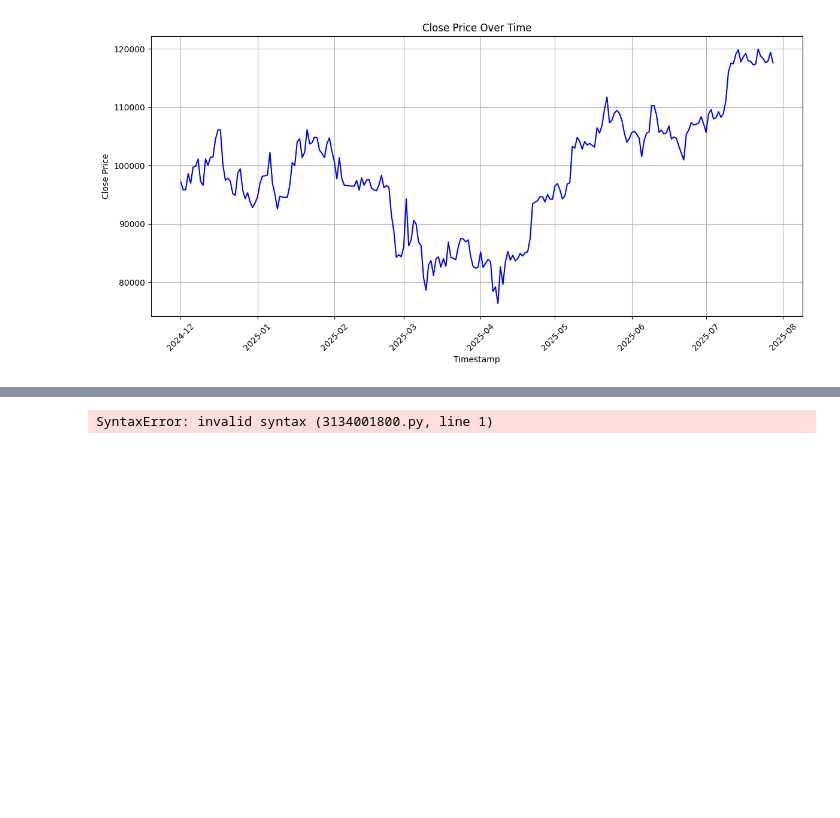
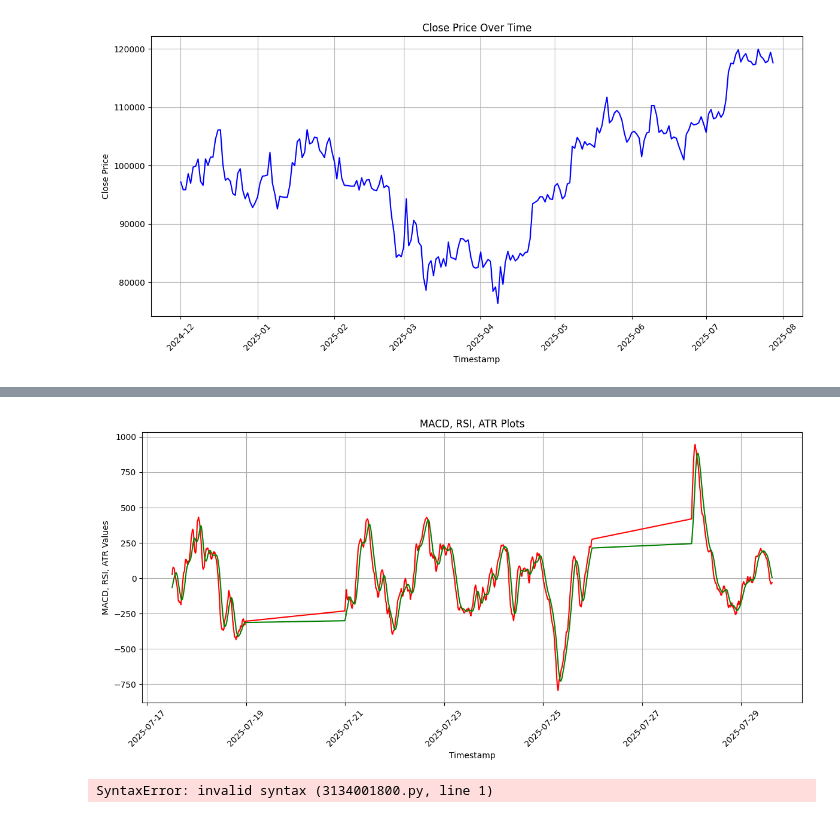
Before and after one commit to makavelli3145/TestingExercises, a Jupyter notebook: testing_utils.ipynb, the cells around one changed output, grey strips where cells are left out. Drawn from its saved outputs; the diff is of its cells as text; code cells hidden in the pictures; blank space fills up the shorter version.

```diff
--- a/testing_utils.ipynb
+++ b/testing_utils.ipynb
@@ -98,3 +132,24 @@ plt.show()
+# %%
+# Convert timestamp to datetime
+indicators['Timestamp'] = pd.to_datetime(indicators['Timestamp'])
+
+indicators= indicators.iloc[20:, :]
+
+# Plot
+plt.figure(figsize=(12, 6))
+
+plt.plot(indicators['Timestamp'], indicators['MACD Main'], label='MACD Main', color='red')
+plt.plot(indicators['Timestamp'], indicators['MACD Signal'], label='MACD Signal', color='green')
+
+plt.title('MACD, RSI, ATR Plots')
+plt.xlabel('Timestamp')
+plt.ylabel('MACD, RSI, ATR Values')
+plt.grid(True)
+plt.xticks(rotation=45)
+plt.tight_layout()
+plt.show()
+# %% [output]
+[figure, added]
 # %%
 |df_subset = df.head(26)
 df_subset_close = df_subset["close"].iloc[2:26]
```
Also changed, not shown: parts of 4 cells of this notebook, 1 other file.
